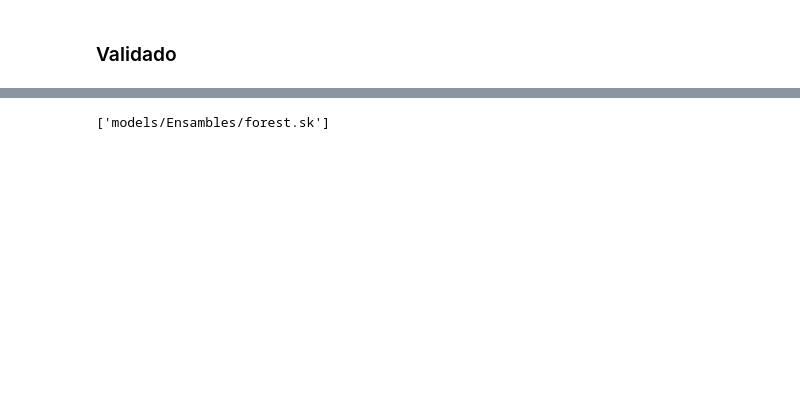
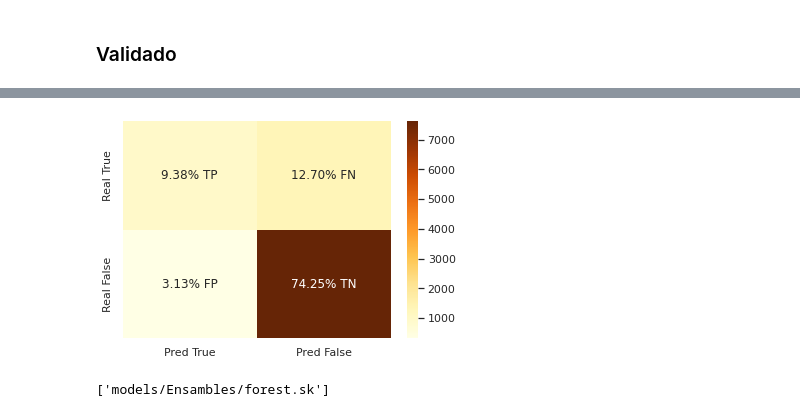
Before and after one commit to NicolasEzequielZulaicaRivera/OD_TPS, a Jupyter notebook: TP2/random_forest.ipynb, the cells around one changed output, grey strips where cells are left out. Drawn from its saved outputs; the diff is of its cells as text; code cells hidden in the pictures; blank space fills up the shorter version.

```diff
--- a/TP2/random_forest.ipynb
+++ b/TP2/random_forest.ipynb
@@ -114,16 +120,16 @@ if( runValidated ):
     )
 
     params = {
-        'max_depth': np.arange(1, 20, 1),
-        'min_samples_leaf': np.arange(50, 1000, 50),
+        'max_depth': np.arange(3, 20, 1),
+        'min_samples_leaf': np.arange(100, 1000, 100),
         'criterion': ['gini', 'entropy'],
-        'n_estimators': np.arange(50,500,50),
+        'n_estimators': np.arange(100,500,100),
     }
 
     forest_grid = HalvingGridSearchCV(
         forest,
         params,
-        scoring='accuracy',
+        scoring='roc_auc',
         n_jobs=MAX_JOBS,
         return_train_score=True,
         verbose=1
@@ -162,7 +168,8 @@ Best params {'criterion': 'gini', 'max_depth': 19, 'min_samples_leaf': 50, 'n_es
 # %%
 forest = forest_grid.best_estimator_
 # %%
-%time
+%%time
 pred = forest.predict(val_feat)
-score(pred, val_targ)
+prob = forest.predict_proba(val_feat)
+score(val_targ, pred, prob)
 # %% [output]
@@ -172,3 +183,4 @@ ACCURACY: 0.8403673309886674
+[figure, added]
 # %%
 dump(forest, 'models/Ensambles/forest.sk')
 # %% [output]
```
Also changed, not shown: parts of 4 cells of this notebook, 2 other files.
